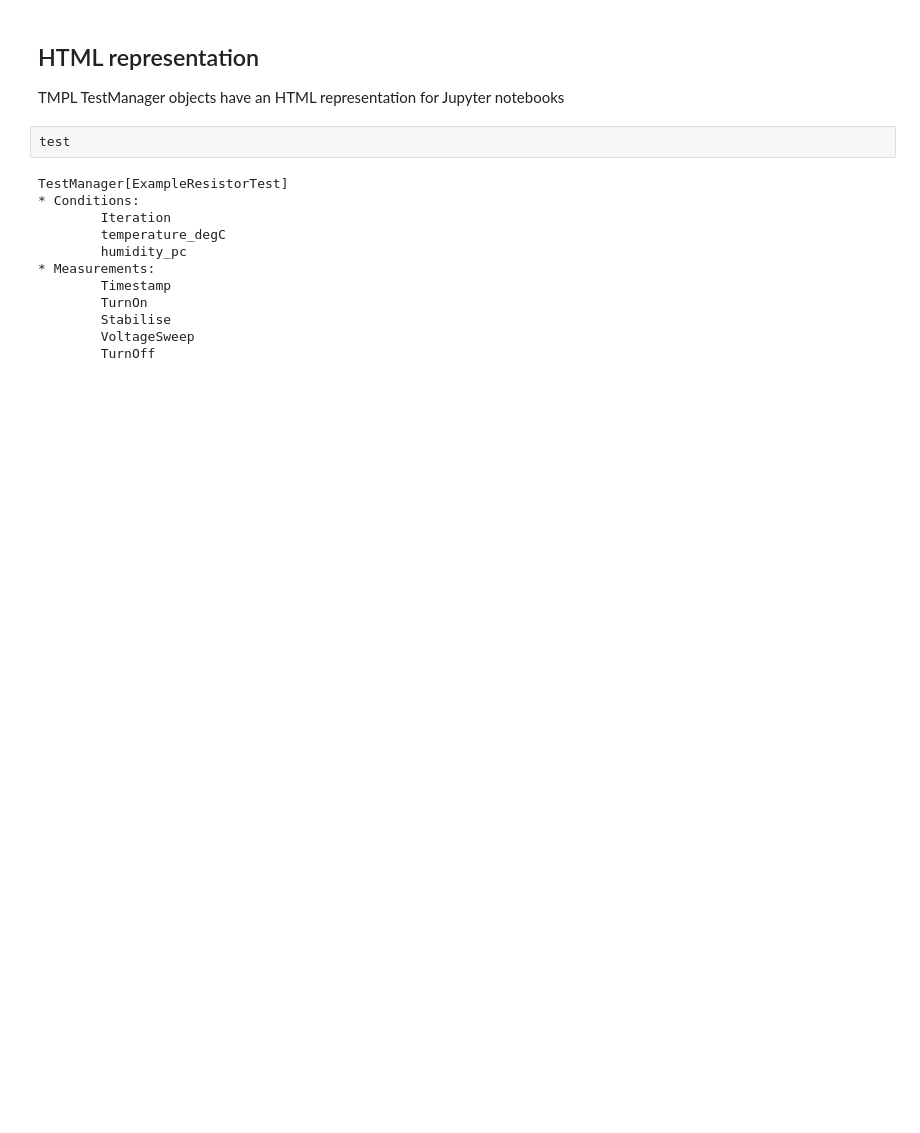
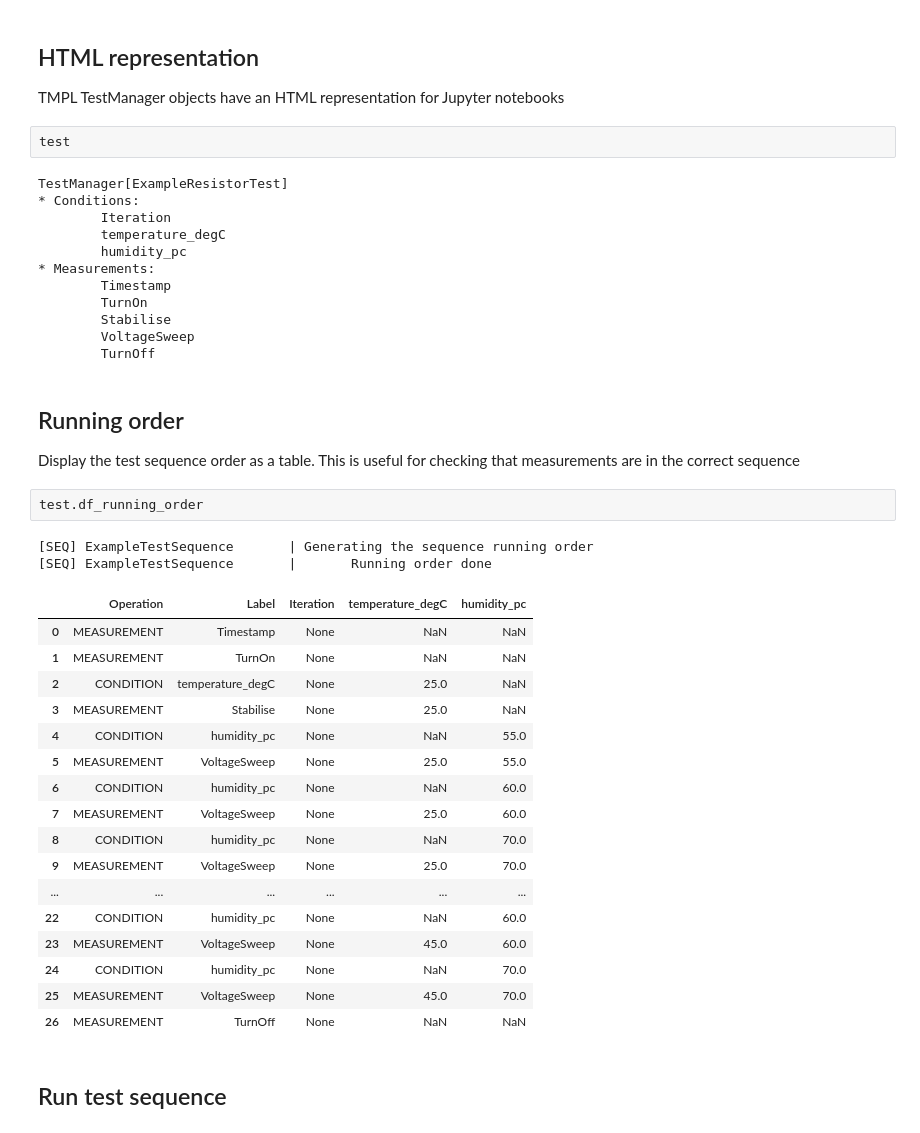
Before and after one commit to redlegjed/test_measure_process_lib, a Jupyter notebook: tmpl/examples/tmpl_example_notebook.ipynb, the cells around one changed output. Saved outputs shown, nothing was run; the diff lists cells and outputs as text; blank space fills up the shorter version.

```diff
--- a/tmpl/examples/tmpl_example_notebook.ipynb
+++ b/tmpl/examples/tmpl_example_notebook.ipynb
@@ -55,3 +62,30 @@ TestManager[ExampleResistorTest]
         Stabilise
         VoltageSweep
         TurnOff
+# %% [markdown]
+## Running order
+Display the test sequence order as a table. This is useful for checking that measurements are in the correct sequence
+# %%
+test.df_running_order
+# %% [output]
+[SEQ] ExampleTestSequence       | Generating the sequence running order
+[SEQ] ExampleTestSequence       |       Running order done
+|  | Operation | Label | Iteration | temperature_degC | humidity_pc |
+| 0 | MEASUREMENT | Timestamp | None | NaN | NaN |
+| 1 | MEASUREMENT | TurnOn | None | NaN | NaN |
+| 2 | CONDITION | temperature_degC | None | 25.0 | NaN |
+| 3 | MEASUREMENT | Stabilise | None | 25.0 | NaN |
+| 4 | CONDITION | humidity_pc | None | NaN | 55.0 |
+| 5 | MEASUREMENT | VoltageSweep | None | 25.0 | 55.0 |
+| 6 | CONDITION | humidity_pc | None | NaN | 60.0 |
+| 7 | MEASUREMENT | VoltageSweep | None | 25.0 | 60.0 |
+| 8 | CONDITION | humidity_pc | None | NaN | 70.0 |
+| 9 | MEASUREMENT | VoltageSweep | None | 25.0 | 70.0 |
+| ... | ... | ... | ... | ... | ... |
+| 22 | CONDITION | humidity_pc | None | NaN | 60.0 |
+| 23 | MEASUREMENT | VoltageSweep | None | 45.0 | 60.0 |
+| 24 | CONDITION | humidity_pc | None | NaN | 70.0 |
+| 25 | MEASUREMENT | VoltageSweep | None | 45.0 | 70.0 |
+| 26 | MEASUREMENT | TurnOff | None | NaN | NaN |
+# %% [markdown]
+## Run test sequence
```
Also changed, not shown: parts of 14 cells of this notebook, 4 other files.
